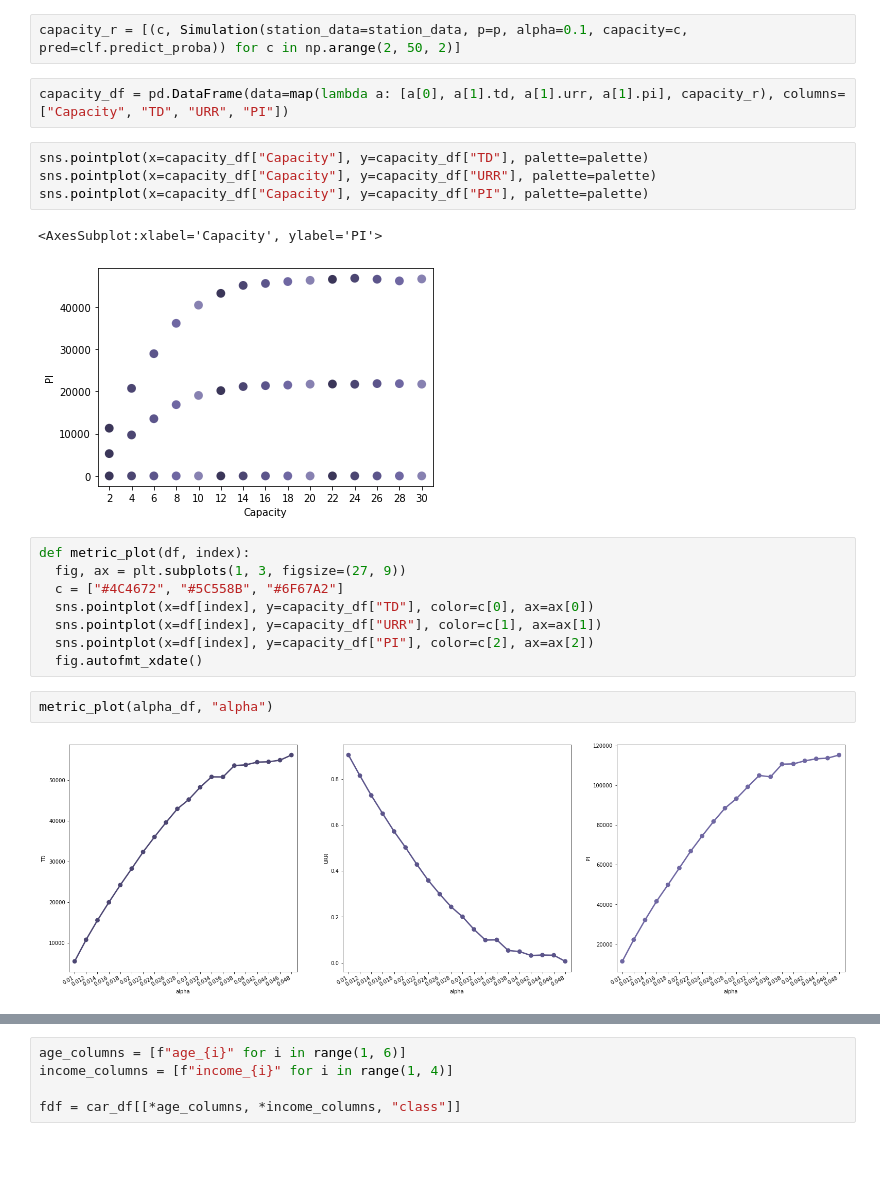
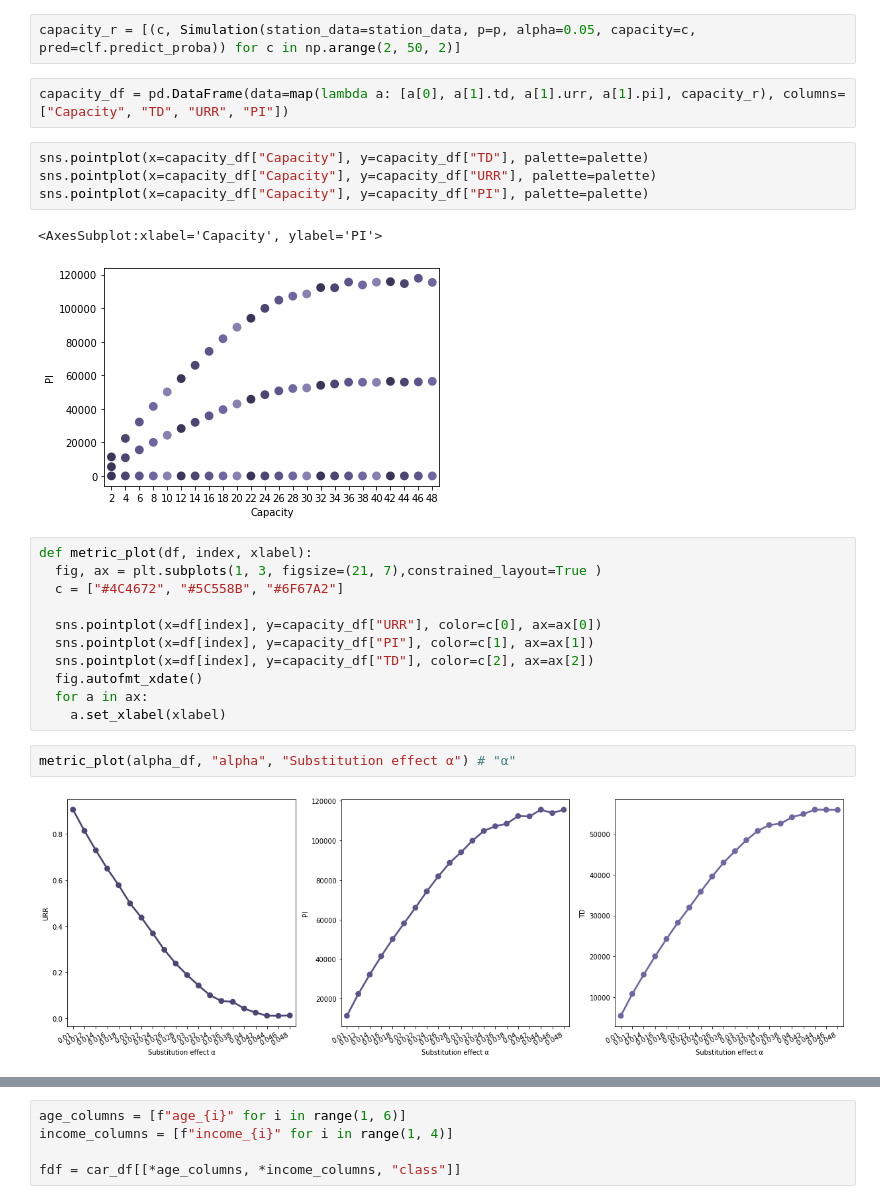
Before and after one commit to lucafanselau/bachelor-seminar-thesis, a Jupyter notebook: src/vehicle-choice-model.ipynb, the cells around one changed output, grey strips where cells are left out. Drawn from its saved outputs; the diff is of its cells as text; blank space fills up the shorter version.

```diff
--- a/src/vehicle-choice-model.ipynb
+++ b/src/vehicle-choice-model.ipynb
@@ -315,7 +313,7 @@ alpha_r = [(alpha, Simulation(station_data=station_data, p=p, alpha=alpha, capac
 alpha_df = pd.DataFrame(data=map(lambda a: [a[0], a[1].td, a[1].urr, a[1].pi], alpha_r), columns=["alpha", "TD", "URR", "PI"])
 alpha_df["alpha"] = alpha_df["alpha"].round(3)
 # %%
-capacity_r = [(c, Simulation(station_data=station_data, p=p, alpha=0.1, capacity=c, pred=clf.predict_proba)) for c in np.arange(2, 50, 2)]
+capacity_r = [(c, Simulation(station_data=station_data, p=p, alpha=0.05, capacity=c, pred=clf.predict_proba)) for c in np.arange(2, 50, 2)]
 # %%
 capacity_df = pd.DataFrame(data=map(lambda a: [a[0], a[1].td, a[1].urr, a[1].pi], capacity_r), columns=["Capacity", "TD", "URR", "PI"])
 # %%
@@ -324,19 +322,22 @@ sns.pointplot(x=capacity_df["Capacity"], y=capacity_df["URR"], palette=palette)
 sns.pointplot(x=capacity_df["Capacity"], y=capacity_df["PI"], palette=palette)
 # %% [output]
 <AxesSubplot:xlabel='Capacity', ylabel='PI'>
-[figure, old version]
+[figure, new version]
 # %%
-def metric_plot(df, index):
-  fig, ax = plt.subplots(1, 3, figsize=(27, 9))
+def metric_plot(df, index, xlabel):
+  fig, ax = plt.subplots(1, 3, figsize=(21, 7),constrained_layout=True )
   c = ["#4C4672", "#5C558B", "#6F67A2"]
-  sns.pointplot(x=df[index], y=capacity_df["TD"], color=c[0], ax=ax[0])
-  sns.pointplot(x=df[index], y=capacity_df["URR"], color=c[1], ax=ax[1])
-  sns.pointplot(x=df[index], y=capacity_df["PI"], color=c[2], ax=ax[2])
+
+  sns.pointplot(x=df[index], y=capacity_df["URR"], color=c[0], ax=ax[0])
+  sns.pointplot(x=df[index], y=capacity_df["PI"], color=c[1], ax=ax[1])
+  sns.pointplot(x=df[index], y=capacity_df["TD"], color=c[2], ax=ax[2])
   fig.autofmt_xdate()
+  for a in ax:
+    a.set_xlabel(xlabel)
 # %%
-metric_plot(alpha_df, "alpha")
+metric_plot(alpha_df, "alpha", "Substitution effect α") # "α"
 # %% [output]
-[figure, old version]
+[figure, new version]
 # %%
 metric_plot(capacity_df, "Capacity")
 # %% [output]
```
Also changed, not shown: parts of 33 cells of this notebook, 9 other files.
